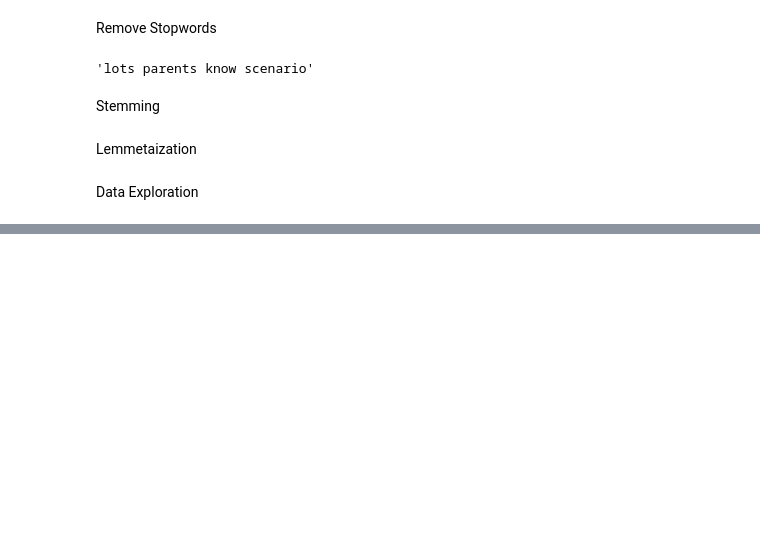
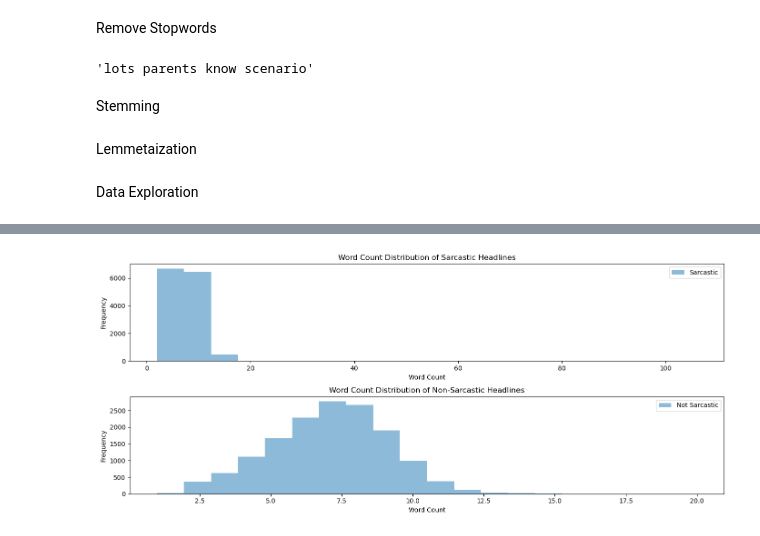
Before and after one commit to LaplaceDBen/Sarcasm_Detection, a Jupyter notebook: Sarcasm_Notebook.ipynb, the cells around one changed output, grey strips where cells are left out. Drawn from its saved outputs; the diff is of its cells as text; code cells hidden in the pictures; blank space fills up the shorter version.

```diff
--- a/Sarcasm_Notebook.ipynb
+++ b/Sarcasm_Notebook.ipynb
@@ -104,0 +181,16 @@ plot_wordcloud(df_not_sarcastic, "Non-Sarcastic Headlines")
+# %%
+fig, ax = plt.subplots(nrows=2, ncols=1, figsize=(14, 6))
+ax[0].hist(df[df['is_sarcastic']==1]['headline'].apply(lambda x: len(x.split())), bins=20, alpha=0.5, label='Sarcastic')
+ax[1].hist(df[df['is_sarcastic']==0]['headline'].apply(lambda x: len(x.split())), bins=20, alpha=0.5, label='Not Sarcastic')
+ax[0].set_title('Word Count Distribution of Sarcastic Headlines')
+ax[1].set_title('Word Count Distribution of Non-Sarcastic Headlines')
+ax[0].set_xlabel('Word Count')
+ax[1].set_xlabel('Word Count')
+ax[0].set_ylabel('Frequency')
+ax[1].set_ylabel('Frequency')
+ax[0].legend()
+ax[1].legend()
+plt.tight_layout()
+plt.show()
+# %% [output]
+[figure, added]
```
Also changed, not shown: parts of 6 cells of this notebook, 4 other files.
